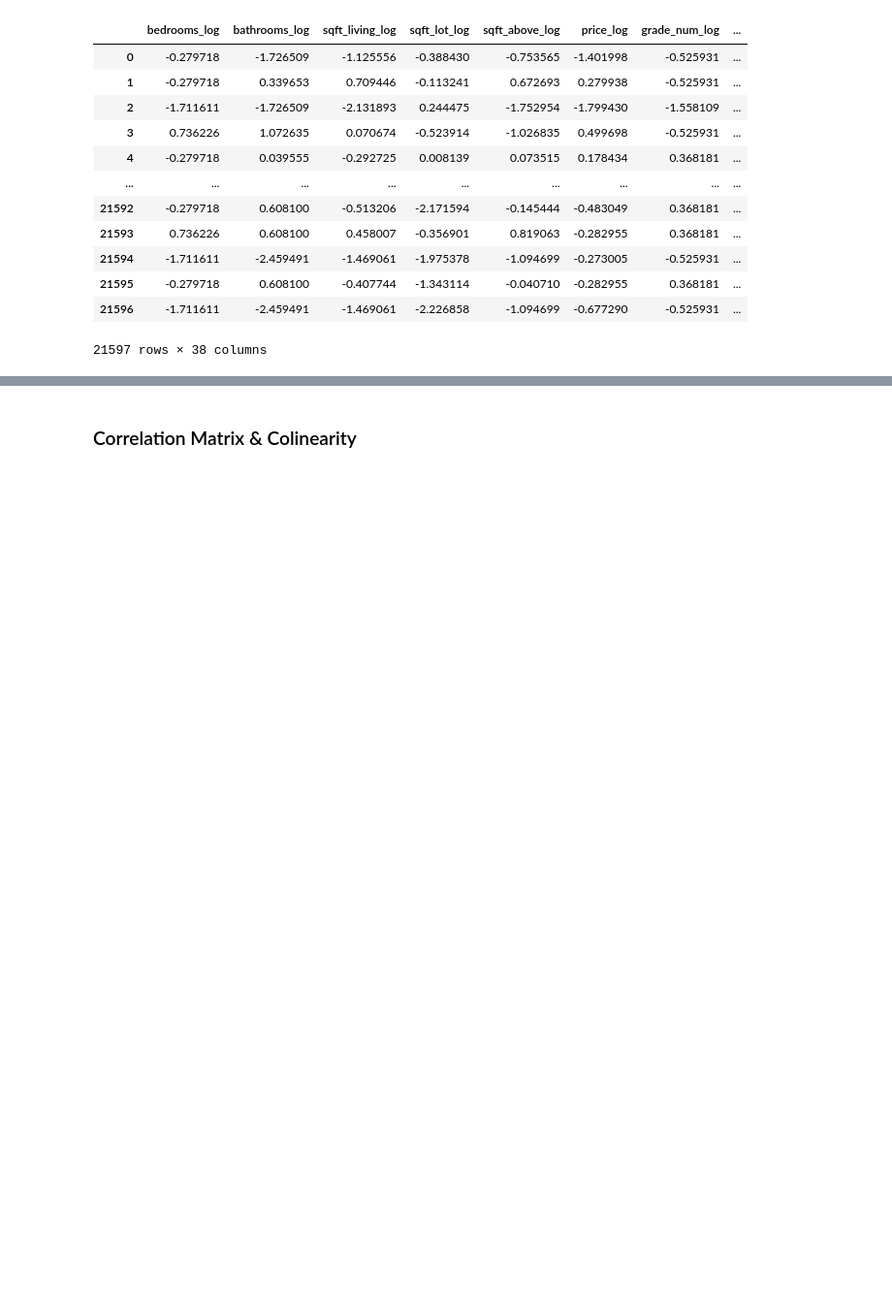
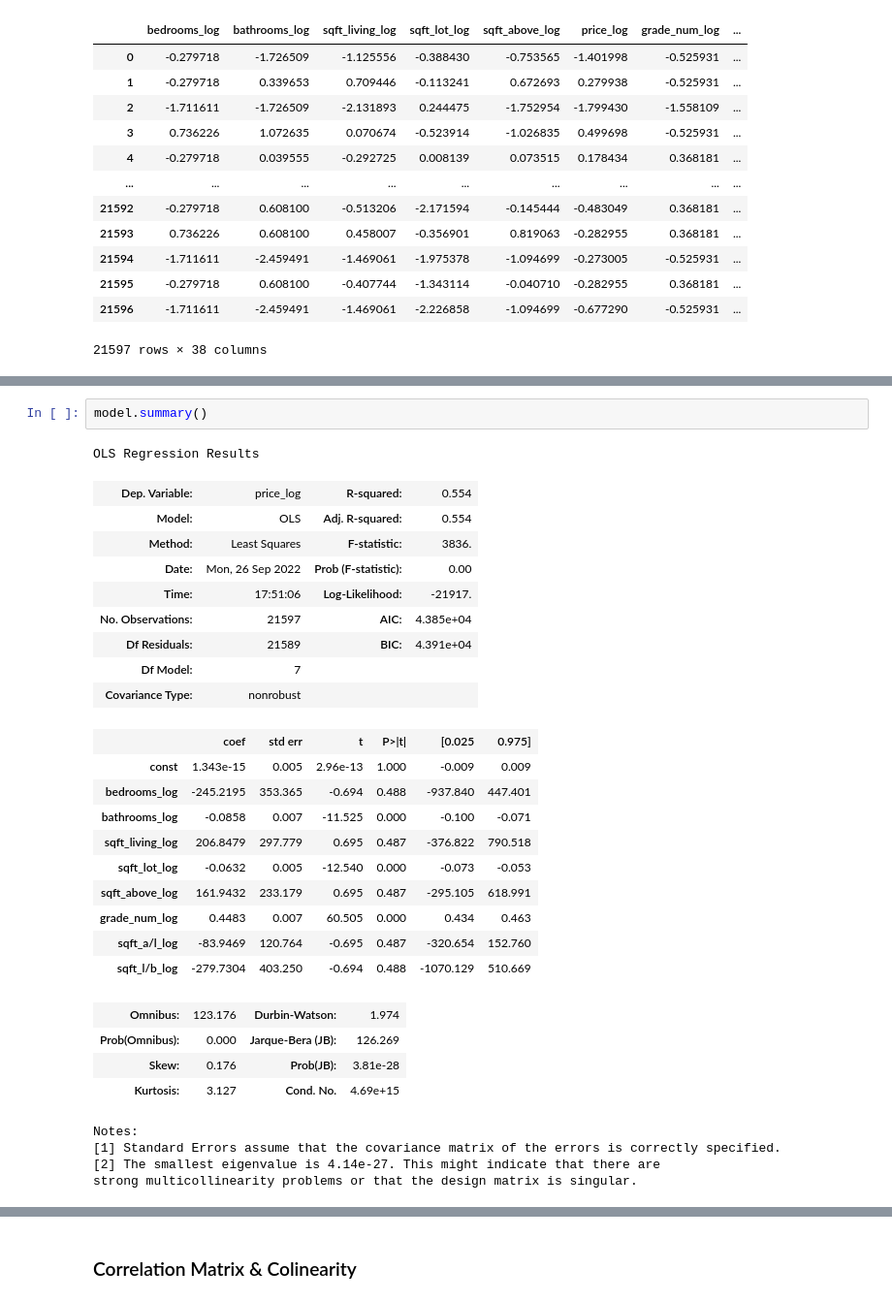
Before and after one commit to heathlikethecandybar/dsc-phase-2-project-v2-3, a Jupyter notebook: student.ipynb, the cells around one changed output, grey strips where cells are left out. Shown at 97% size. Cells and saved outputs as stored; diff of their text form; blank space fills up the shorter version.

```diff
--- a/student.ipynb
+++ b/student.ipynb
@@ -489,0 +545,31 @@ df_final
+# %%
+model.summary()
+# %% [output]
+OLS Regression Results
+| Dep. Variable: | price_log | R-squared: | 0.554 |
+| Model: | OLS | Adj. R-squared: | 0.554 |
+| Method: | Least Squares | F-statistic: | 3836. |
+| Date: | Mon, 26 Sep 2022 | Prob (F-statistic): | 0.00 |
+| Time: | 17:51:06 | Log-Likelihood: | -21917. |
+| No. Observations: | 21597 | AIC: | 4.385e+04 |
+| Df Residuals: | 21589 | BIC: | 4.391e+04 |
+| Df Model: | 7 |  |  |
+| Covariance Type: | nonrobust |  |  |
+|  | coef | std err | t | P>|t| | [0.025 | 0.975] |
+| const | 1.343e-15 | 0.005 | 2.96e-13 | 1.000 | -0.009 | 0.009 |
+| bedrooms_log | -245.2195 | 353.365 | -0.694 | 0.488 | -937.840 | 447.401 |
+| bathrooms_log | -0.0858 | 0.007 | -11.525 | 0.000 | -0.100 | -0.071 |
+| sqft_living_log | 206.8479 | 297.779 | 0.695 | 0.487 | -376.822 | 790.518 |
+| sqft_lot_log | -0.0632 | 0.005 | -12.540 | 0.000 | -0.073 | -0.053 |
+| sqft_above_log | 161.9432 | 233.179 | 0.695 | 0.487 | -295.105 | 618.991 |
+| grade_num_log | 0.4483 | 0.007 | 60.505 | 0.000 | 0.434 | 0.463 |
+| sqft_a/l_log | -83.9469 | 120.764 | -0.695 | 0.487 | -320.654 | 152.760 |
+| sqft_l/b_log | -279.7304 | 403.250 | -0.694 | 0.488 | -1070.129 | 510.669 |
+| Omnibus: | 123.176 | Durbin-Watson: | 1.974 |
+| Prob(Omnibus): | 0.000 | Jarque-Bera (JB): | 126.269 |
+| Skew: | 0.176 | Prob(JB): | 3.81e-28 |
+| Kurtosis: | 3.127 | Cond. No. | 4.69e+15 |
+Notes:
+[1] Standard Errors assume that the covariance matrix of the errors is correctly specified.
+[2] The smallest eigenvalue is 4.14e-27. This might indicate that there are
+strong multicollinearity problems or that the design matrix is singular.
```
Also changed, not shown: parts of 11 cells of this notebook.
